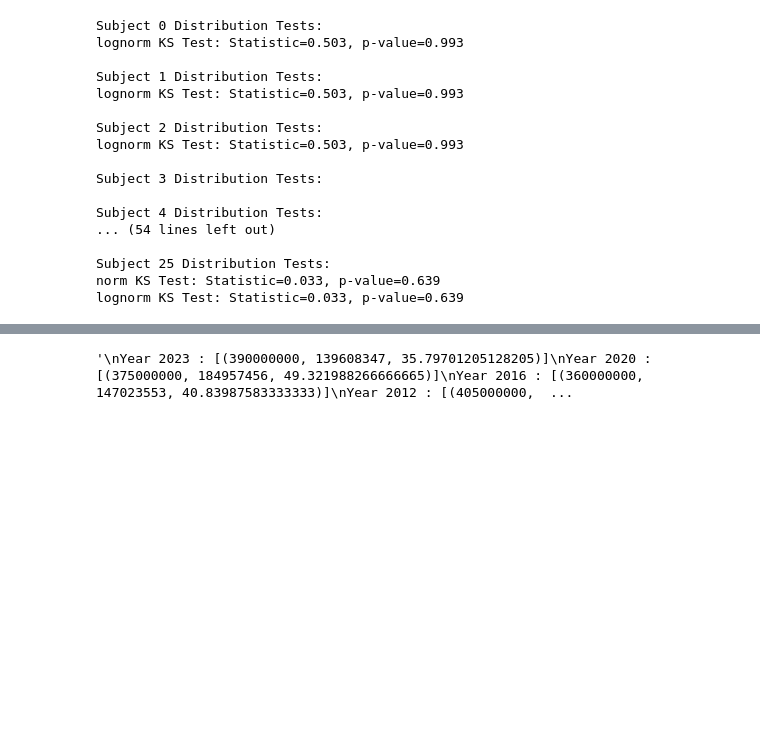
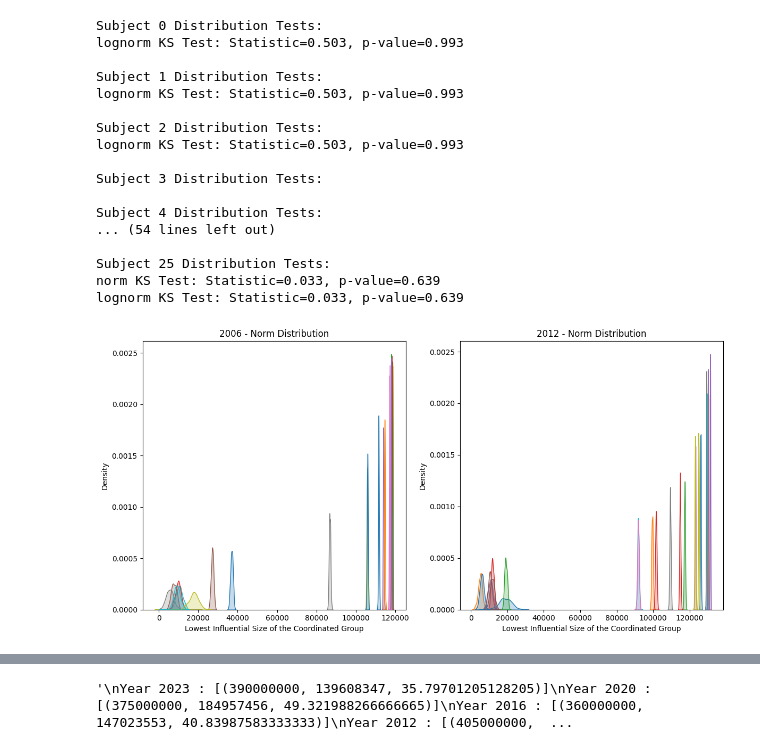
Before and after one commit to JnKamas/bc-praca, a Jupyter notebook: question_1.ipynb, the cells around one changed output, grey strips where cells are left out. Drawn from its saved outputs; the diff is of its cells as text; code cells hidden in the pictures; blank space fills up the shorter version.

```diff
--- a/question_1.ipynb
+++ b/question_1.ipynb
@@ -335,4 +333,66 @@ Subject 4 Distribution Tests:
 Subject 25 Distribution Tests:
 norm KS Test: Statistic=0.033, p-value=0.639
 lognorm KS Test: Statistic=0.033, p-value=0.639
+# %%
+import pandas as pd
+import numpy as np
+import matplotlib.pyplot as plt
+import seaborn as sns
+from scipy.stats import kstest, norm
+
+
+
+def load_and_scale_data(subject_number, year):
+    file_path = f'./db_exports_specific/lowest_samples{year}all-{subject_number}.csv'
+    try:
+        df = pd.read_csv(file_path, header=0)
+        display_data = df["lowest_samples"] * (constants.all_voters[year] / 1000000)
+        return display_data
+    except FileNotFoundError:
+        print(f"File not found for subject {subject_number} in year {year}")
+        return None
+
+def test_distribution(data, dist_name):
+    try:
+        if dist_name == 'norm':
+            params = norm.fit(data)
+            return kstest(data, 'norm', args=params)
+        else:
+            return None
+    except Exception as e:
+        # print(f"FitError for {dist_name} distribution: {e}")
+        return None
+
+p_value_threshold = 0.05
+distribution = 'norm'
+years = [2006, 2012]
+good_fit_subjects = {year: [] for year in years}
+
+for year in years:
+    for subject_number in range(constants.subjects[year]):
+        data = load_and_scale_data(subject_number, year)
+        if data is not None:
+            result = test_distribution(data, distribution)
+            if result is not None:
+                if result.pvalue > p_value_threshold and len(data) > 100:
+                    good_fit_subjects[year].append((subject_number, result.pvalue, len(data)))
+
+fig, axes = plt.subplots(1, len(years), figsize=(12, 6))
+
+for j, year in enumerate(years):
+    if good_fit_subjects[year]:
+        for subject_number, pvalue, data_size in good_fit_subjects[year]:
+            data = load_and_scale_data(subject_number, year)
+            if data_size > 100:
+                sns.kdeplot(data, shade=True, label=f'Subject {subject_number} (p={pvalue:.3f}, n={data_size})', ax=axes[j])
+        axes[j].set_title(f'{year} - {distribution.capitalize()} Distribution')
+        axes[j].set_xlabel('Lowest Influential Size of the Coordinated Group')
+        if j == 0:
+            axes[j].set_ylabel('Density')
+        # axes[j].legend()
+
+plt.tight_layout()
+plt.show()
+# %% [output]
+[figure, added]
 # %%
```
Also changed, not shown: parts of 4 cells of this notebook, 4 other files.
